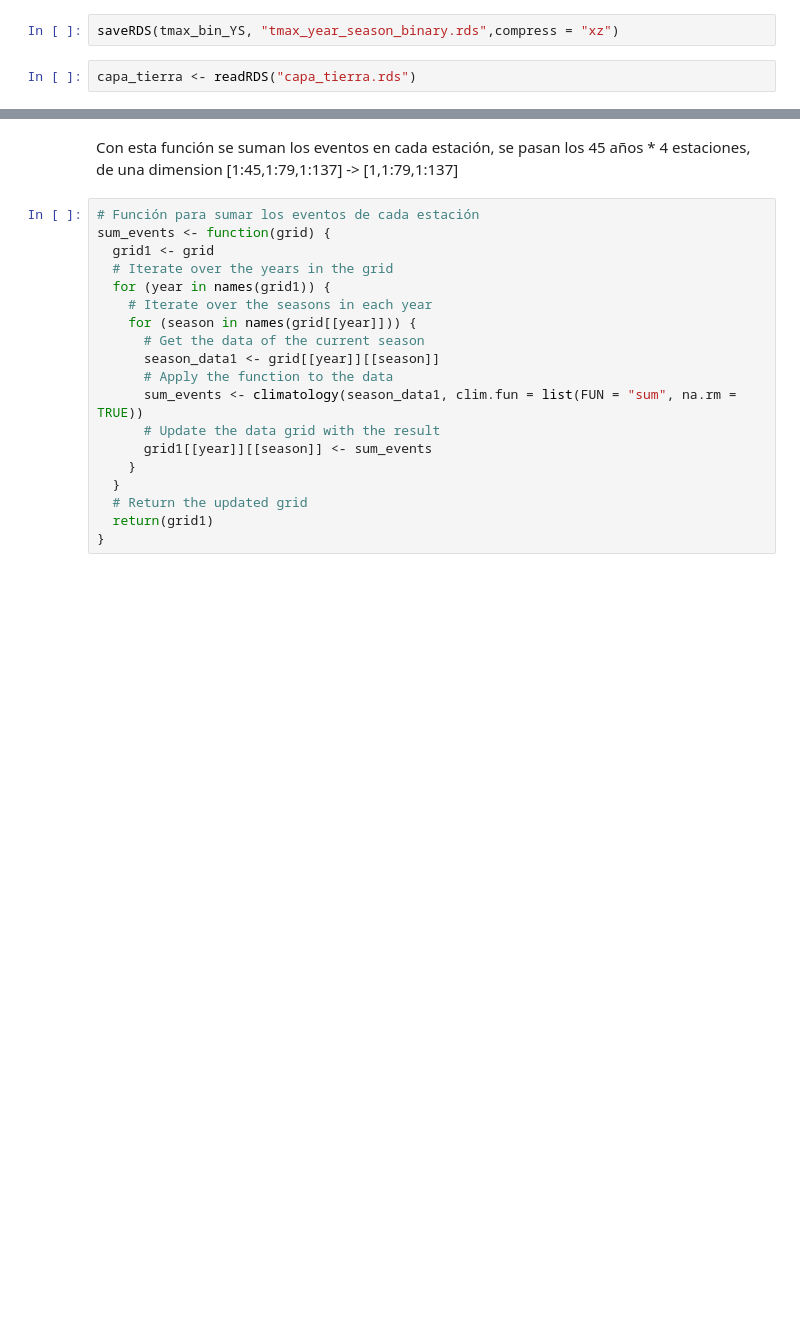
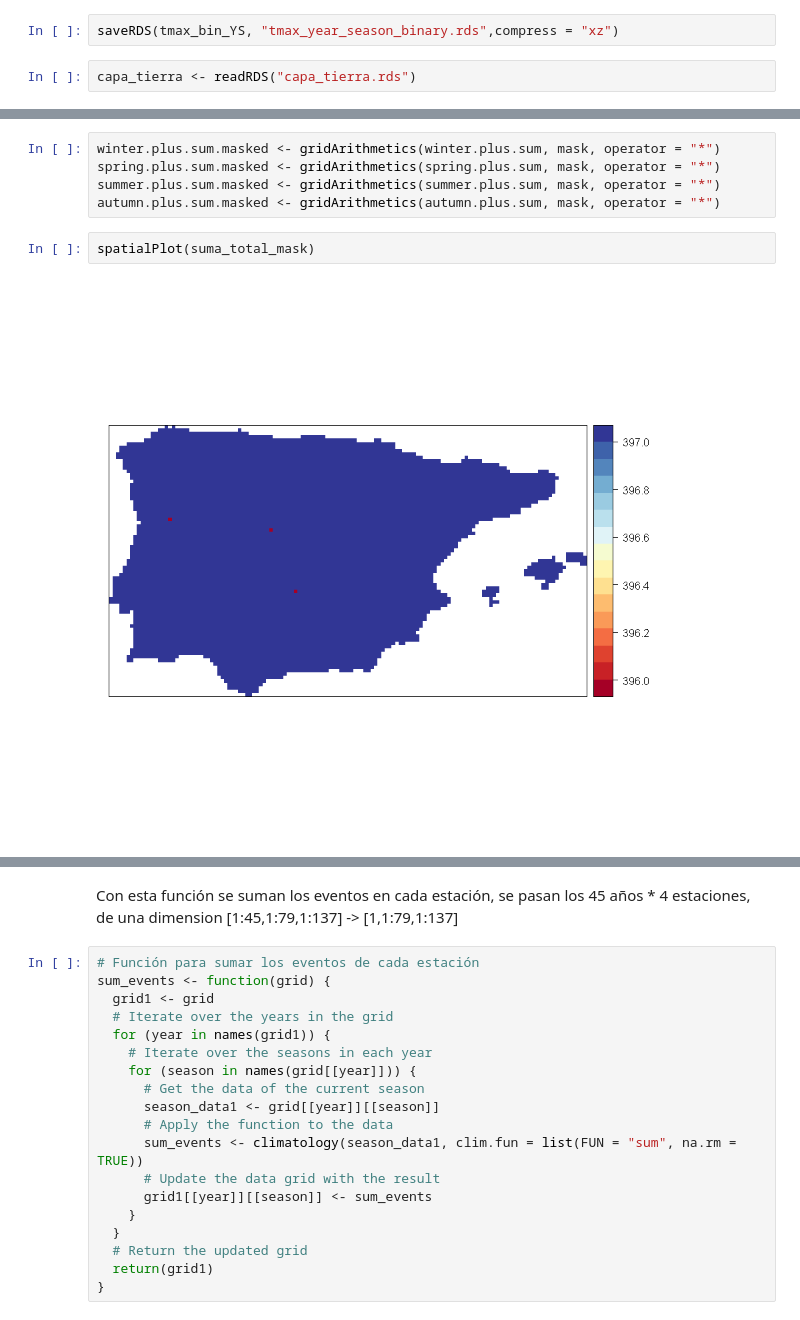
Before and after one commit to miriamfuente/MeteoC4R, a Jupyter notebook: temperature.ipynb, the cells around one changed output, grey strips where cells are left out. Cells and saved outputs as stored; diff of their text form; blank space fills up the shorter version.

```diff
--- a/temperature.ipynb
+++ b/temperature.ipynb
@@ -114,0 +178,9 @@ capa_tierra <- readRDS("capa_tierra.rds")
+# %%
+winter.plus.sum.masked <- gridArithmetics(winter.plus.sum, mask, operator = "*")
+spring.plus.sum.masked <- gridArithmetics(spring.plus.sum, mask, operator = "*")
+summer.plus.sum.masked <- gridArithmetics(summer.plus.sum, mask, operator = "*")
+autumn.plus.sum.masked <- gridArithmetics(autumn.plus.sum, mask, operator = "*")
+# %%
+spatialPlot(suma_total_mask)
+# %% [output]
+[figure, added]
```
Also changed, not shown: parts of 17 cells of this notebook, 8 other files.
